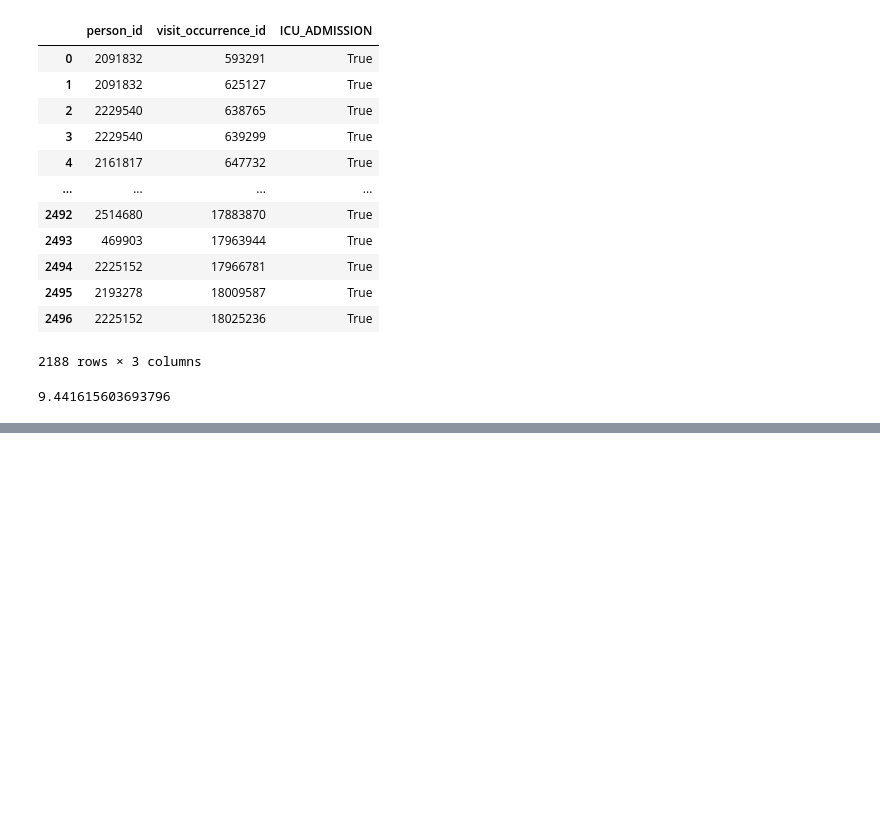
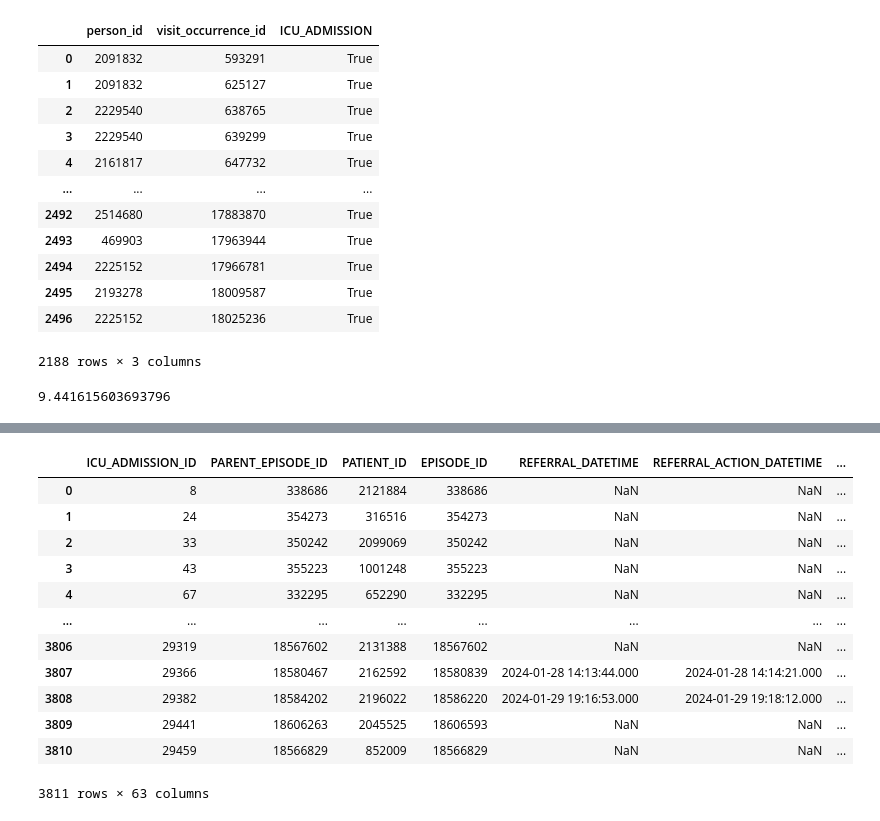
Before and after one commit to ryashpal/alfred-data-analysis, a Jupyter notebook: notebooks/icu_admission_discrepancy/explore_combined_labels.ipynb, the cells around one changed output, grey strips where cells are left out. Cells and saved outputs as stored; diff of their text form; code cells hidden in the pictures; blank space fills up the shorter version.

Commit message:
explore combined ICU Admission labels

```diff
--- a/notebooks/icu_admission_discrepancy/explore_combined_labels.ipynb
+++ b/notebooks/icu_admission_discrepancy/explore_combined_labels.ipynb
@@ -296,0 +315,16 @@ combinedDf.shape[0]/dataDf[['person_id', 'visit_occurrence_id']].drop_duplicates
+# %%
+icuAdmissionsDf
+# %% [output]
+|  | ICU_ADMISSION_ID | PARENT_EPISODE_ID | PATIENT_ID | EPISODE_ID | REFERRAL_DATETIME | REFERRAL_ACTION_DATETIME | ... |
+| 0 | 8 | 338686 | 2121884 | 338686 | NaN | NaN | ... |
+| 1 | 24 | 354273 | 316516 | 354273 | NaN | NaN | ... |
+| 2 | 33 | 350242 | 2099069 | 350242 | NaN | NaN | ... |
+| 3 | 43 | 355223 | 1001248 | 355223 | NaN | NaN | ... |
+| 4 | 67 | 332295 | 652290 | 332295 | NaN | NaN | ... |
+| ... | ... | ... | ... | ... | ... | ... | ... |
+| 3806 | 29319 | 18567602 | 2131388 | 18567602 | NaN | NaN | ... |
+| 3807 | 29366 | 18580467 | 2162592 | 18580839 | 2024-01-28 14:13:44.000 | 2024-01-28 14:14:21.000 | ... |
+| 3808 | 29382 | 18584202 | 2196022 | 18586220 | 2024-01-29 19:16:53.000 | 2024-01-29 19:18:12.000 | ... |
+| 3809 | 29441 | 18606263 | 2045525 | 18606593 | NaN | NaN | ... |
+| 3810 | 29459 | 18566829 | 852009 | 18566829 | NaN | NaN | ... |
+3811 rows × 63 columns
```
Also changed, not shown: parts of 4 cells of this notebook.
